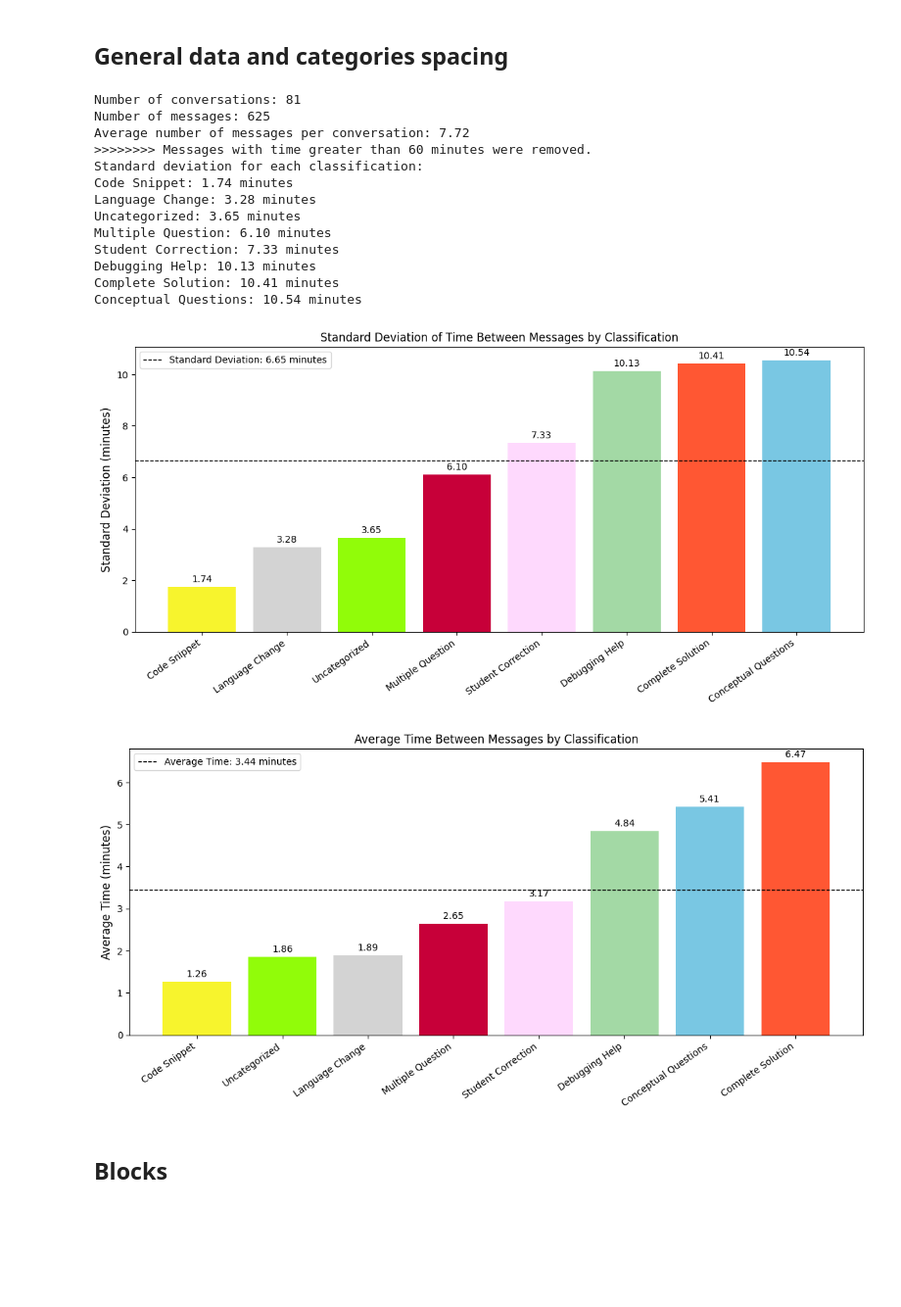
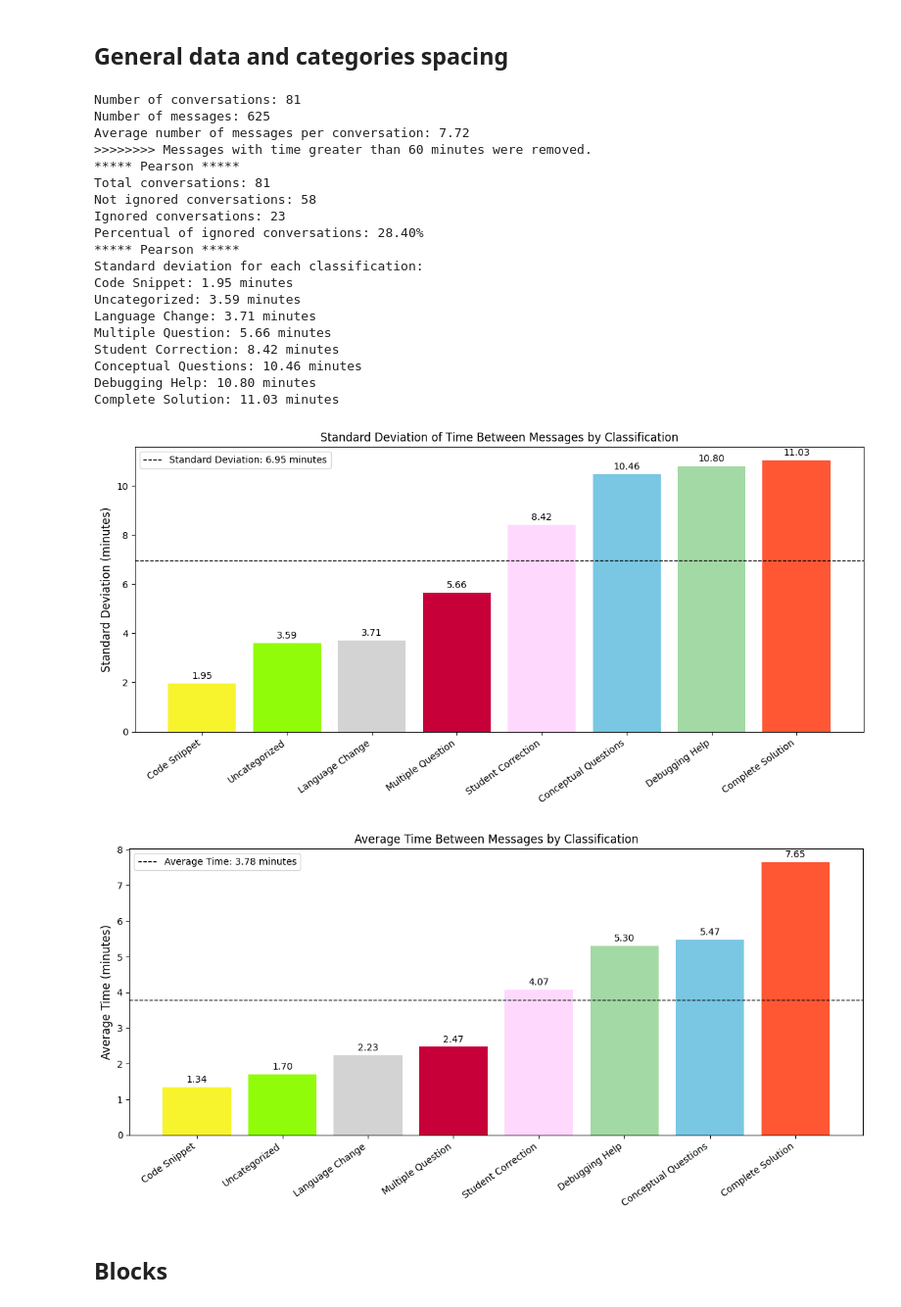
Before and after one commit to rodrigoprestesmachado/codespaces-blank, a Jupyter notebook: CSEDU2025/analysis/spacing.ipynb, the cells around one changed output. Shown at 98% size. Cells and saved outputs as stored; diff of their text form; code cells hidden in the pictures; blank space fills up the shorter version.

```diff
--- a/CSEDU2025/analysis/spacing.ipynb
+++ b/CSEDU2025/analysis/spacing.ipynb
@@ -393,24 +393,45 @@ uncategorized_time = []
 count_time_hour = 0
 count_time_day = 0
 
+ignored = 0
+not_ignored = 0
+
 for key in df['Id'].unique():
 	# Pega a conversa inteira desse Id e redefine os índices
 	conversation = df[df['Id'] == key].sort_values(by='Datetime').reset_index(drop=True)
-	# Loop sobre a conversa
-	for index, message in conversation.iterrows():
+
+	# Calculate the autocorrelation of the time deltas
+	time_delta = conversation['TimeDeltaMinutes']
+
+	try:
+		# If time_delta greater than 2 elements
+		if len(time_delta) > 2:
+			auto_corr = time_delta.autocorr()
+			#print(f'Pearson for {key}: {auto_corr:.2f}')
+		else:
+			# If the conversation has less than 2 elements, set auto_corr to NaN
+			# and it will not be ignored
+			auto_corr = float('nan')
+	except (Exception, e):
+		auto_corr = 10 # eliminates
+
+	if (-0.3 <= auto_corr <= 0.3) or (np.isnan(auto_corr)):
+		not_ignored = not_ignored + 1
+		# Loop over the conversation
+		for index, message in conversation.iterrows():
 			if message['Classification'] == 'Code Snippet':
-				# Verificar se existe uma próxima linha
+				# Check if there is a next row
 				if index + 1 < len(conversation):
-						next_row = conversation.iloc[index + 1]
-						code_snippet_time.append(next_row['TimeDeltaMinutes'])
+					next_row = conversation.iloc[index + 1]
+					code_snippet_time.append(next_row['TimeDeltaMinutes'])
 			elif message['Classification'] == 'Debugging Help':
 				if index + 1 < len(conversation):
 					next_row = conversation.iloc[index + 1]
 					debugging_help_time.append(next_row['TimeDeltaMinutes'])
 			elif message['Classification'] == 'Conceptual Questions':
-				if index + 1 < len(conversation):
-					next_row = conversation.iloc[index + 1]
-					conceptual_questions_time.append(next_row['TimeDeltaMinutes'])
+					if index + 1 < len(conversation):
+						next_row = conversation.iloc[index + 1]
+						conceptual_questions_time.append(next_row['TimeDeltaMinutes'])
 			elif message['Classification'] == 'Student Correction':
 				if index + 1 < len(conversation):
 					next_row = conversation.iloc[index + 1]
@@ -432,9 +453,12 @@ for key in df['Id'].unique():
 					next_row = conversation.iloc[index + 1]
 					#print(key + " -- " + str(next_row['TimeDeltaMinutes']))
 					uncategorized_time.append(next_row['TimeDeltaMinutes'])
+	else:
+		ignored = ignored + 1
+		#print(f'Pearson for {key}: {auto_corr:.2f} - Conversation ignored')
 
 
-# Remove mesages com tempo maior que 60 minutos (por conta das subsessoes)
+# Remove messages with time greater than 60 minutes (due to subsessions)
 print(">>>>>>>> Messages with time greater than 60 minutes were removed.")
 debugging_help_time = [time for time in debugging_help_time if time < 60]
 conceptual_questions_time = [time for time in conceptual_questions_time if time < 60]
@@ -444,6 +468,14 @@ complete_solution_time = [time for time in complete_solution_time if time < 60]
 multiple_question_exercise_time = [time for time in multiple_question_exercise_time if time < 60]
 language_change_time = [time for time in language_change_time if time < 60]
 uncategorized_time = [time for time in uncategorized_time if time < 60]
+
+
+print("***** Pearson *****")
+print(f"Total conversations: {not_ignored + ignored}")
+print(f"Not ignored conversations: {not_ignored}")
+print(f"Ignored conversations: {ignored}")
+print("Percentual of ignored conversations: {:.2f}%".format((ignored / (not_ignored + ignored)) * 100))
+print("***** Pearson *****")
 
 dict_time_classification = []
 std_debugging_help_time = np.std(debugging_help_time)
@@ -528,43 +560,49 @@ avg_time_classification = [
 # Sort by average time
 avg_time_classification = sorted(avg_time_classification, key=lambda k: k['Average Time'], reverse=False)
 
 fig, ax = plt.subplots(figsize=(14, 5.5))
 bars = ax.bar(
 	[item['Classification'] for item in avg_time_classification],
 	[item['Average Time'] for item in avg_time_classification],
 	color=[classification_colors[item['Classification']] for item in avg_time_classification]
 )
 ax.set_ylabel('Average Time (minutes)', fontsize=12)
 ax.set_title('Average Time Between Messages by Classification', fontsize=12)
 plt.xticks(rotation=35, ha='right', fontsize=10)  # Decrease font size and rotate x-axis labels
 
 # Add a dashed line for the total average time
 total_avg_time = np.mean([item['Average Time'] for item in avg_time_classification])
 ax.axhline(total_avg_time, color='black', linestyle='--', linewidth=1, label=f'Average Time: {total_avg_time:.2f} minutes')
 ax.legend()
 
 # Add average time values on top of each bar
 for bar in bars:
 	height = bar.get_height()
 	ax.annotate(f'{height:.2f}', xy=(bar.get_x() + bar.get_width() / 2, height), xytext=(0, 3), textcoords='offset points', ha='center', va='bottom', fontsize=10)
 
 plt.show()
 # %% [output]
 Number of conversations: 81
 Number of messages: 625
 Average number of messages per conversation: 7.72
 >>>>>>>> Messages with time greater than 60 minutes were removed.
+***** Pearson *****
+Total conversations: 81
+Not ignored conversations: 58
+Ignored conversations: 23
+Percentual of ignored conversations: 28.40%
+***** Pearson *****
 Standard deviation for each classification:
-Code Snippet: 1.74 minutes
-Language Change: 3.28 minutes
-Uncategorized: 3.65 minutes
-Multiple Question: 6.10 minutes
-Student Correction: 7.33 minutes
-Debugging Help: 10.13 minutes
-Complete Solution: 10.41 minutes
-Conceptual Questions: 10.54 minutes
+Code Snippet: 1.95 minutes
+Uncategorized: 3.59 minutes
+Language Change: 3.71 minutes
+Multiple Question: 5.66 minutes
+Student Correction: 8.42 minutes
+Conceptual Questions: 10.46 minutes
+Debugging Help: 10.80 minutes
+Complete Solution: 11.03 minutes
-[figure, old version]
+[figure, new version]
-[figure, old version]
+[figure, new version]
 # %% [markdown]
 ##   Blocks
 # %%
```
Also changed, not shown: parts of 2 cells of this notebook, 1 other file.
